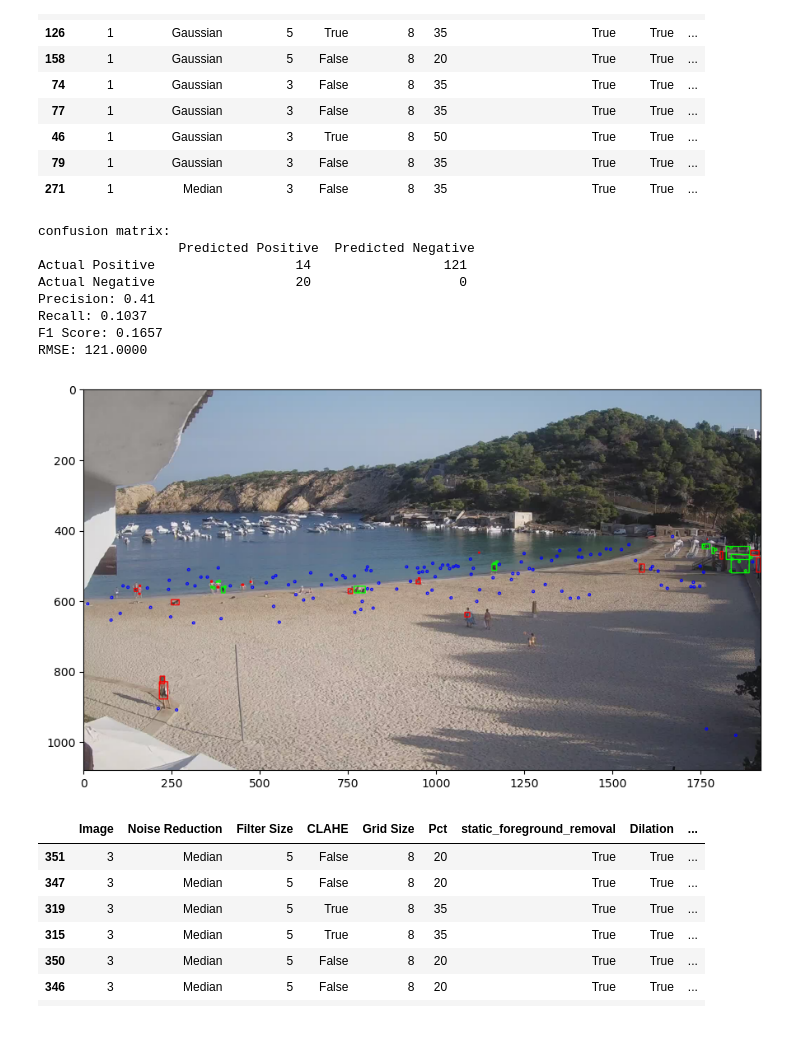
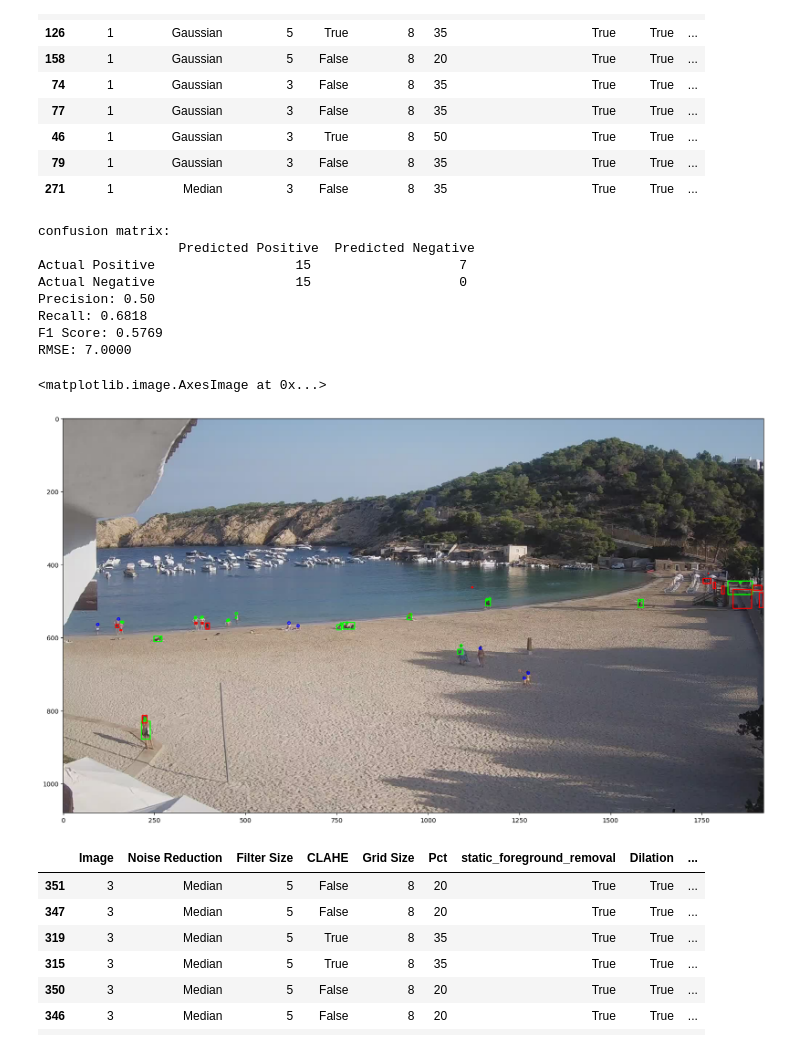
Before and after one commit to michafauth99/Project1, a Jupyter notebook: GRIDSEARCH.ipynb, the cells around one changed output. Cells and saved outputs as stored; diff of their text form; code cells hidden in the pictures.

```diff
--- a/GRIDSEARCH.ipynb
+++ b/GRIDSEARCH.ipynb
@@ -193,7 +194,7 @@ Processing image: 3
 Processing image: 4
 # %%
 # load results
-df_eval = pd.read_csv("results/results_1.csv")
+df_eval = pd.read_csv("results/grid_search/results_1.csv")
 df_eval.head()
 # %% [output]
 |  | Image | Noise Reduction | Filter Size | CLAHE | Grid Size | Pct | static_foreground_removal | Dilation | ... |
@@ -247,41 +248,46 @@ image_preprocessed= Utils.preprocess_image(img_test, noise, size, clahe, grid)
 
 # background subtraction
 image_no_background = Utils.background_subtraction(image_preprocessed,p, static_foreground_removal)
 
 # morphological operations
 image_morph = Utils.apply_morphological_operations(image_no_background, d, o, c, smooth)
 
 # Segment objects with connected components
 num_labels, labels_im, stats, centroids = cv2.connectedComponentsWithStats(image_morph, connectivity=8)
 
 num_objects_before_post_processing = num_labels - 1
 
 # post processing
 bounding_boxes = Utils.post_process_image(image_morph, stats, centroids, nms_threshold)
 
 # Evaluate the results
 eval = Evaluator.Evaluator()
 eval.evaluate_bounding_boxes(bounding_boxes, labels_np)
 
 # print results
 Utils.print_evaluation(eval, actual_persons)
 
 
 # get bounding boxes
 tp_boxes, tp_points, fp_boxes, fn_points = eval.get_bounding_boxes()
 
 # draw result
-Utils.draw_result(img_test, tp_boxes, tp_points, fp_boxes, fn_points)
+image_result = Utils.draw_result(img_test, tp_boxes, tp_points, fp_boxes, fn_points)
+
+# show result in full size
+plt.figure(figsize=(20, 20))
+plt.imshow(image_result)
 # %% [output]
 confusion matrix:
                   Predicted Positive  Predicted Negative
-Actual Positive                  14                 121
-Actual Negative                  20                   0
-Precision: 0.41
-Recall: 0.1037
-F1 Score: 0.1657
-RMSE: 121.0000
+Actual Positive                  15                   7
+Actual Negative                  15                   0
+Precision: 0.50
+Recall: 0.6818
+F1 Score: 0.5769
+RMSE: 7.0000
+<matplotlib.image.AxesImage at 0x...>
-[figure, old version]
+[figure, new version]
 # %%
 # load all results indiviudally filter the top 10 results and append it to the final results
 final_results = []
```
Also changed, not shown: parts of 1 cell of this notebook, 22 other files.
